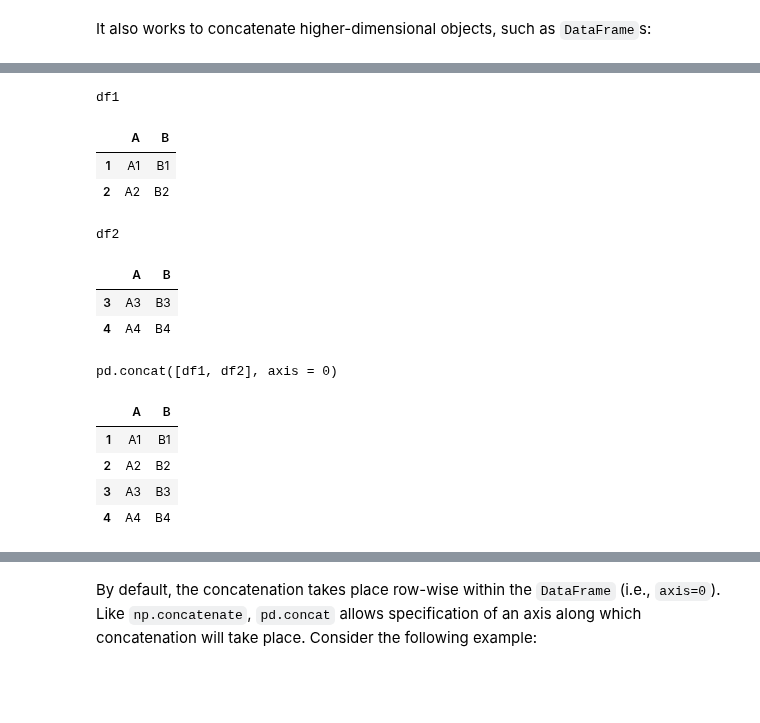
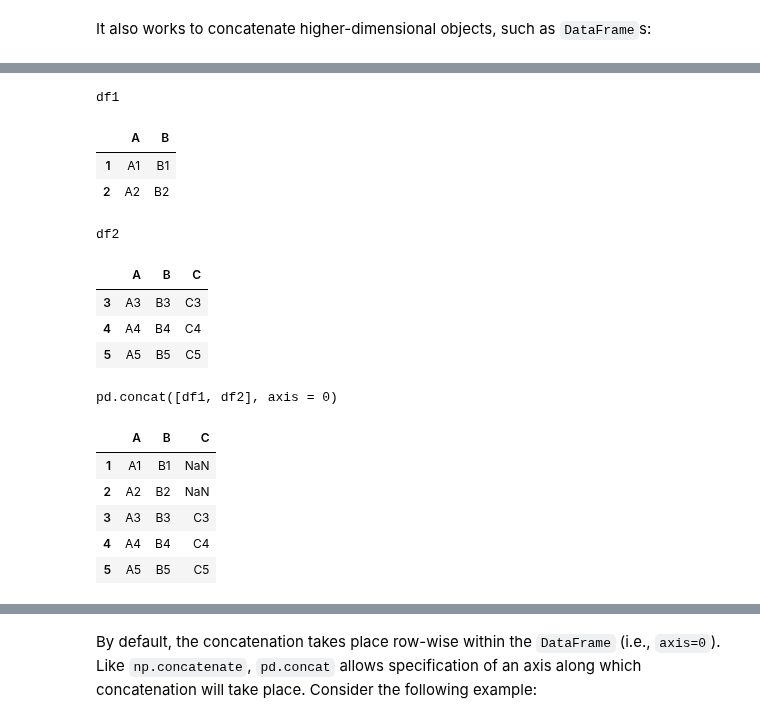
Before and after one commit to nichoces/dsft-jun23, a Jupyter notebook: 2_Data_analysis/2-Pandas/5_Concat-And-Append.ipynb, the cells around one changed output, grey strips where cells are left out. Drawn from its saved outputs; the diff is of its cells as text; code cells hidden in the pictures; blank space fills up the shorter version.

```diff
--- a/2_Data_analysis/2-Pandas/5_Concat-And-Append.ipynb
+++ b/2_Data_analysis/2-Pandas/5_Concat-And-Append.ipynb
@@ -116,19 +296,21 @@ It also works to concatenate higher-dimensional objects, such as ``DataFrame``s:
 # %%
-df1 = make_df('AB', [1,2])
-df2 = make_df('AB', [3,4])
-display('df1', 'df2', 'pd.concat([df1, df2], axis = 0)')
+df1 = make_df('AB', [1,2,3])
+df2 = make_df('ABC', [3,4,5])
+display('df1', 'df2', 'pd.concat([df1, df2], axis = 1)')
 # %% [output]
 df1
 |  | A | B |
 | 1 | A1 | B1 |
 | 2 | A2 | B2 |
 df2
-|  | A | B |
-| 3 | A3 | B3 |
-| 4 | A4 | B4 |
+|  | A | B | C |
+| 3 | A3 | B3 | C3 |
+| 4 | A4 | B4 | C4 |
+| 5 | A5 | B5 | C5 |
 pd.concat([df1, df2], axis = 0)
-|  | A | B |
-| 1 | A1 | B1 |
-| 2 | A2 | B2 |
-| 3 | A3 | B3 |
-| 4 | A4 | B4 |
+|  | A | B | C |
+| 1 | A1 | B1 | NaN |
+| 2 | A2 | B2 | NaN |
+| 3 | A3 | B3 | C3 |
+| 4 | A4 | B4 | C4 |
+| 5 | A5 | B5 | C5 |
```
Also changed, not shown: parts of 23 cells of this notebook, 1 other file.
